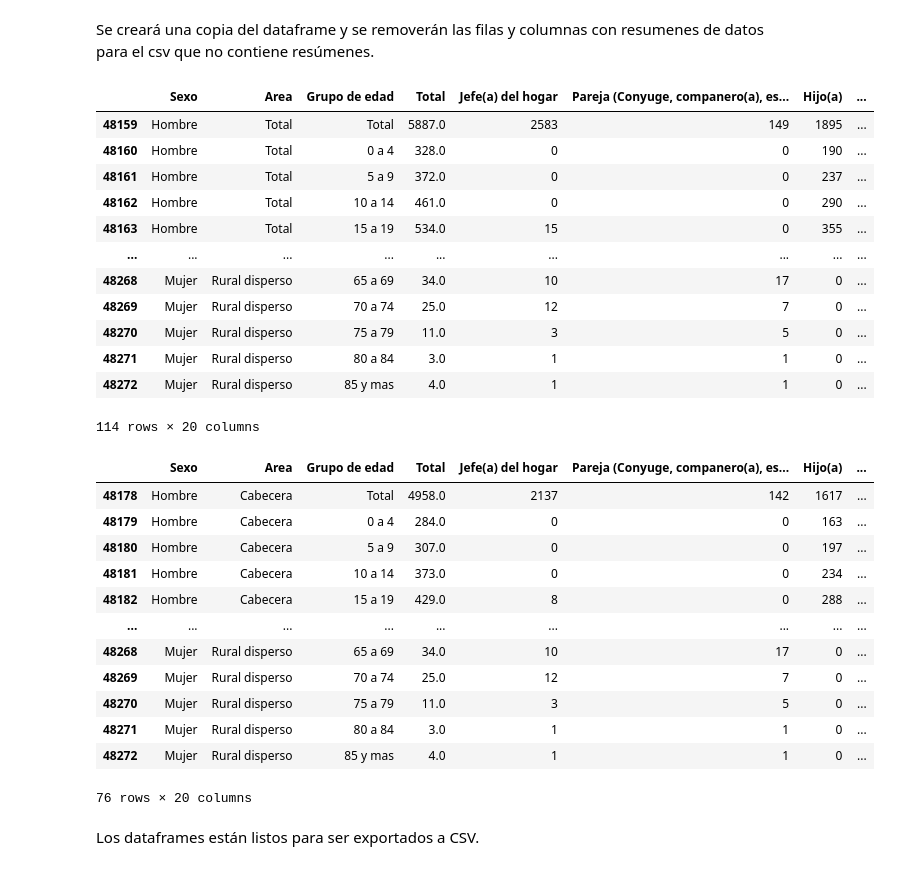
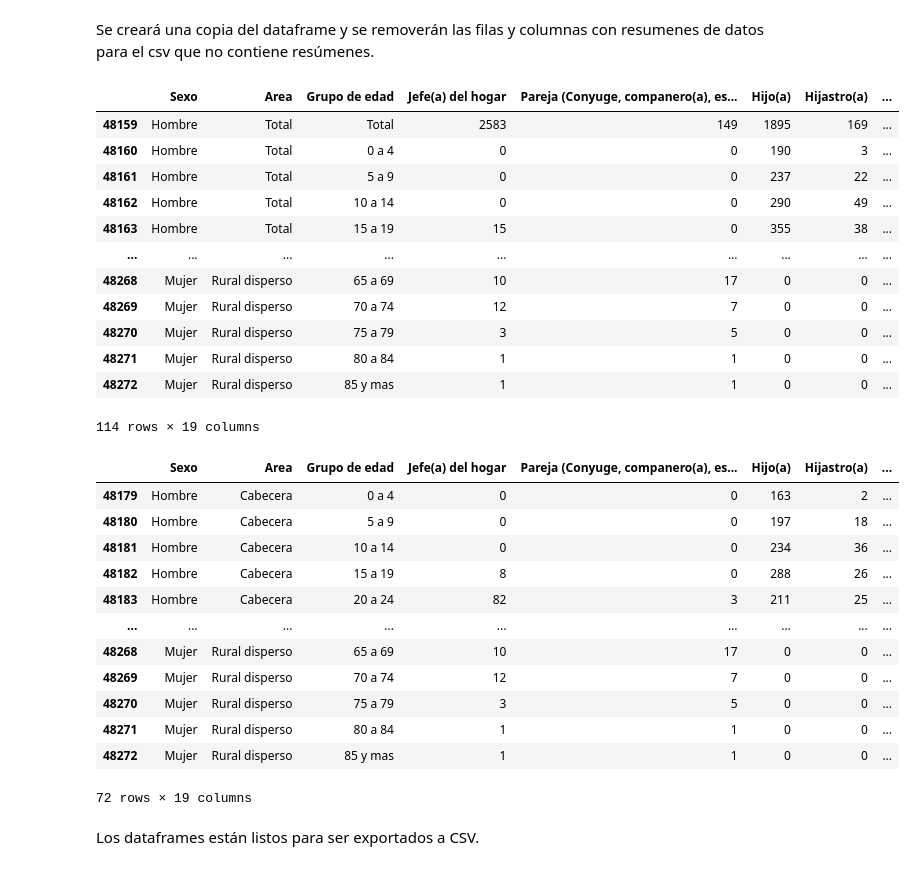
Before and after one commit to Schiavi13/Censo-Viterbo-Caldas-2018, a Jupyter notebook: source_to_csv_5_2pm.ipynb, the cells around one changed output. Saved outputs shown, nothing was run; the diff lists cells and outputs as text; code cells hidden in the pictures.

Commit message:
Corrige bug de totales

```diff
--- a/source_to_csv_5_2pm.ipynb
+++ b/source_to_csv_5_2pm.ipynb
@@ -192,39 +192,39 @@ df_5_2pm
 Se creará una copia del dataframe y se removerán las filas y columnas con resumenes de datos para el csv que no contiene resúmenes.
 # %%
 df_5_2pm_cleaned = df_5_2pm.copy()
-df_5_2pm_cleaned.drop(['Total'], axis=1)
+df_5_2pm_cleaned.drop(['Total'], axis=1, inplace=True)
 df_5_2pm_cleaned
 # %% [output]
-|  | Sexo | Area | Grupo de edad | Total | Jefe(a) del hogar | Pareja (Conyuge, companero(a), es... | Hijo(a) | ... |
-| 48159 | Hombre | Total | Total | 5887.0 | 2583 | 149 | 1895 | ... |
-| 48160 | Hombre | Total | 0 a 4 | 328.0 | 0 | 0 | 190 | ... |
-| 48161 | Hombre | Total | 5 a 9 | 372.0 | 0 | 0 | 237 | ... |
-| 48162 | Hombre | Total | 10 a 14 | 461.0 | 0 | 0 | 290 | ... |
-| 48163 | Hombre | Total | 15 a 19 | 534.0 | 15 | 0 | 355 | ... |
+|  | Sexo | Area | Grupo de edad | Jefe(a) del hogar | Pareja (Conyuge, companero(a), es... | Hijo(a) | Hijastro(a) | ... |
+| 48159 | Hombre | Total | Total | 2583 | 149 | 1895 | 169 | ... |
+| 48160 | Hombre | Total | 0 a 4 | 0 | 0 | 190 | 3 | ... |
+| 48161 | Hombre | Total | 5 a 9 | 0 | 0 | 237 | 22 | ... |
+| 48162 | Hombre | Total | 10 a 14 | 0 | 0 | 290 | 49 | ... |
+| 48163 | Hombre | Total | 15 a 19 | 15 | 0 | 355 | 38 | ... |
 | ... | ... | ... | ... | ... | ... | ... | ... | ... |
-| 48268 | Mujer | Rural disperso | 65 a 69 | 34.0 | 10 | 17 | 0 | ... |
-| 48269 | Mujer | Rural disperso | 70 a 74 | 25.0 | 12 | 7 | 0 | ... |
-| 48270 | Mujer | Rural disperso | 75 a 79 | 11.0 | 3 | 5 | 0 | ... |
-| 48271 | Mujer | Rural disperso | 80 a 84 | 3.0 | 1 | 1 | 0 | ... |
-| 48272 | Mujer | Rural disperso | 85 y mas | 4.0 | 1 | 1 | 0 | ... |
+| 48268 | Mujer | Rural disperso | 65 a 69 | 10 | 17 | 0 | 0 | ... |
+| 48269 | Mujer | Rural disperso | 70 a 74 | 12 | 7 | 0 | 0 | ... |
+| 48270 | Mujer | Rural disperso | 75 a 79 | 3 | 5 | 0 | 0 | ... |
+| 48271 | Mujer | Rural disperso | 80 a 84 | 1 | 1 | 0 | 0 | ... |
+| 48272 | Mujer | Rural disperso | 85 y mas | 1 | 1 | 0 | 0 | ... |
-114 rows × 20 columns
+114 rows × 19 columns
 # %%
-df_5_2pm_cleaned = df_5_2pm_cleaned.loc[(df_5_2pm_cleaned['Area'] != 'Total') & (df_5_2pm_cleaned['Grupo de edad'] != 'Ttoal')]
+df_5_2pm_cleaned = df_5_2pm_cleaned.loc[(df_5_2pm_cleaned['Area'] != 'Total') & (df_5_2pm_cleaned['Grupo de edad'] != 'Total')]
 df_5_2pm_cleaned
 # %% [output]
-|  | Sexo | Area | Grupo de edad | Total | Jefe(a) del hogar | Pareja (Conyuge, companero(a), es... | Hijo(a) | ... |
-| 48178 | Hombre | Cabecera | Total | 4958.0 | 2137 | 142 | 1617 | ... |
-| 48179 | Hombre | Cabecera | 0 a 4 | 284.0 | 0 | 0 | 163 | ... |
-| 48180 | Hombre | Cabecera | 5 a 9 | 307.0 | 0 | 0 | 197 | ... |
-| 48181 | Hombre | Cabecera | 10 a 14 | 373.0 | 0 | 0 | 234 | ... |
-| 48182 | Hombre | Cabecera | 15 a 19 | 429.0 | 8 | 0 | 288 | ... |
+|  | Sexo | Area | Grupo de edad | Jefe(a) del hogar | Pareja (Conyuge, companero(a), es... | Hijo(a) | Hijastro(a) | ... |
+| 48179 | Hombre | Cabecera | 0 a 4 | 0 | 0 | 163 | 2 | ... |
+| 48180 | Hombre | Cabecera | 5 a 9 | 0 | 0 | 197 | 18 | ... |
+| 48181 | Hombre | Cabecera | 10 a 14 | 0 | 0 | 234 | 36 | ... |
+| 48182 | Hombre | Cabecera | 15 a 19 | 8 | 0 | 288 | 26 | ... |
+| 48183 | Hombre | Cabecera | 20 a 24 | 82 | 3 | 211 | 25 | ... |
 | ... | ... | ... | ... | ... | ... | ... | ... | ... |
-| 48268 | Mujer | Rural disperso | 65 a 69 | 34.0 | 10 | 17 | 0 | ... |
-| 48269 | Mujer | Rural disperso | 70 a 74 | 25.0 | 12 | 7 | 0 | ... |
-| 48270 | Mujer | Rural disperso | 75 a 79 | 11.0 | 3 | 5 | 0 | ... |
-| 48271 | Mujer | Rural disperso | 80 a 84 | 3.0 | 1 | 1 | 0 | ... |
-| 48272 | Mujer | Rural disperso | 85 y mas | 4.0 | 1 | 1 | 0 | ... |
+| 48268 | Mujer | Rural disperso | 65 a 69 | 10 | 17 | 0 | 0 | ... |
+| 48269 | Mujer | Rural disperso | 70 a 74 | 12 | 7 | 0 | 0 | ... |
+| 48270 | Mujer | Rural disperso | 75 a 79 | 3 | 5 | 0 | 0 | ... |
+| 48271 | Mujer | Rural disperso | 80 a 84 | 1 | 1 | 0 | 0 | ... |
+| 48272 | Mujer | Rural disperso | 85 y mas | 1 | 1 | 0 | 0 | ... |
-76 rows × 20 columns
+72 rows × 19 columns
 # %% [markdown]
 Los dataframes están listos para ser exportados a CSV.
 # %%
```
